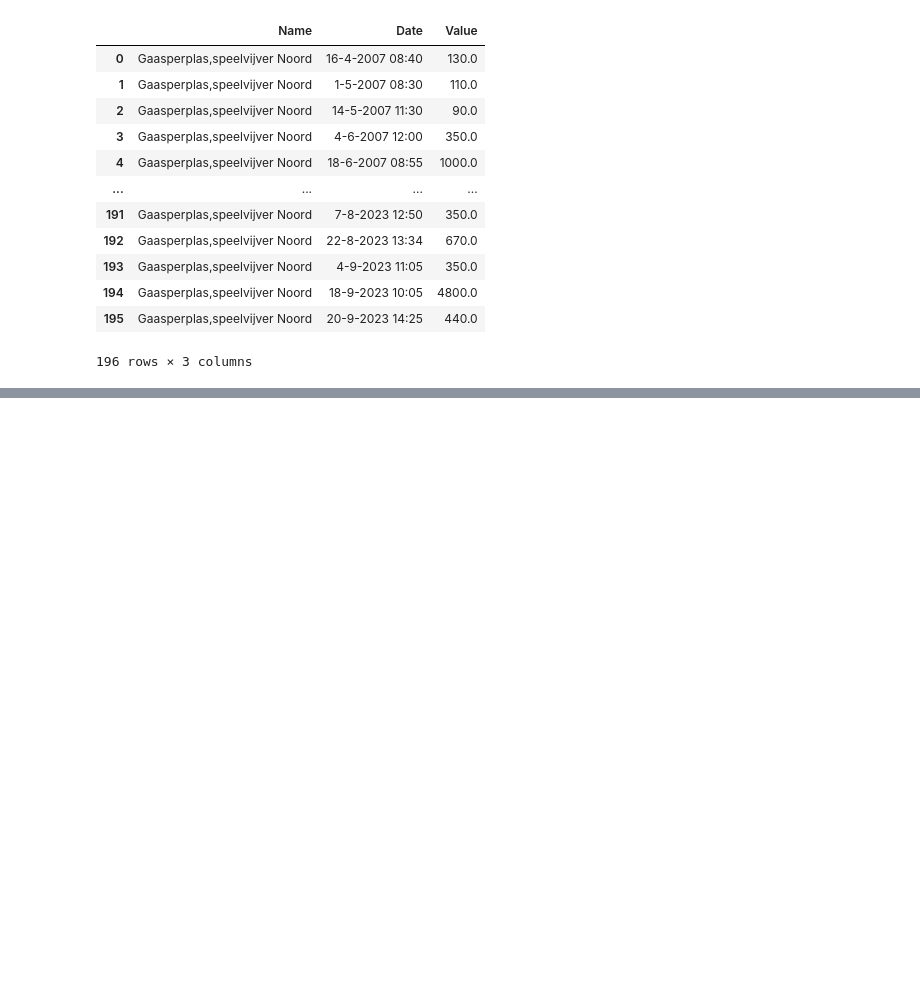
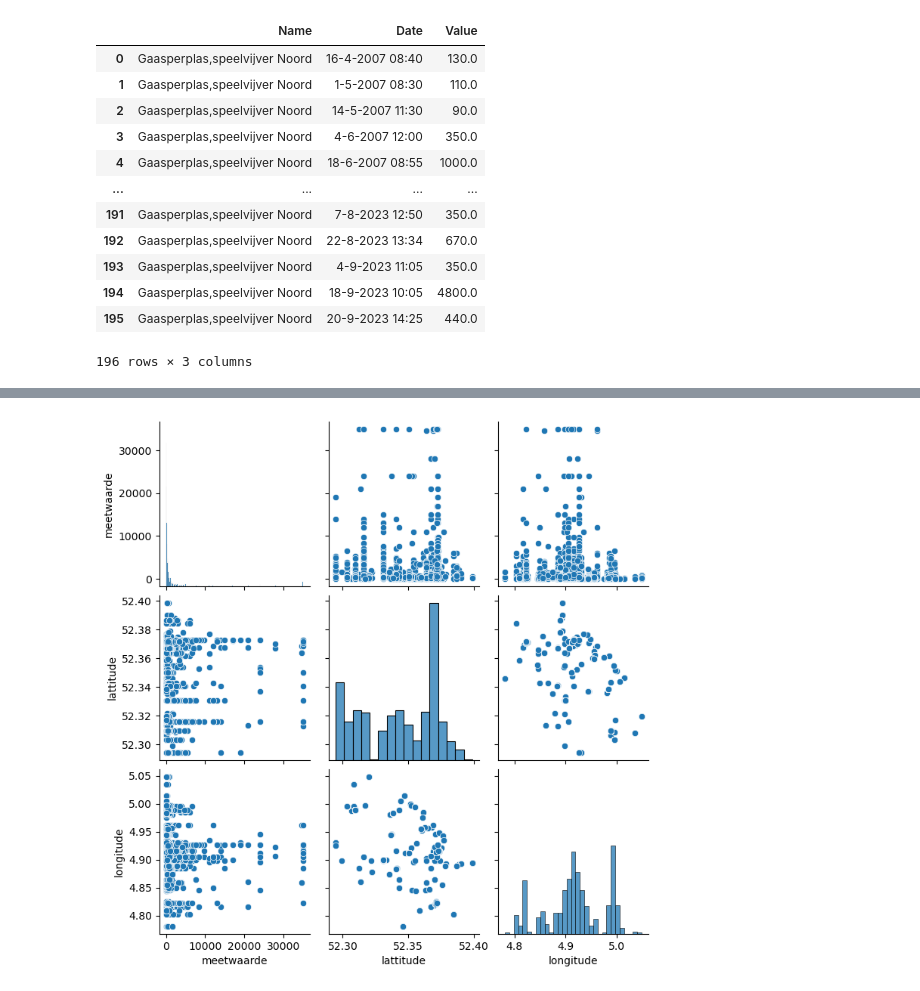
Before and after one commit to Aoyamaxx/Urban, a Jupyter notebook: waternet_waterquality_2007-2023/Waternet Preprocessing.ipynb, the cells around one changed output, grey strips where cells are left out. Drawn from its saved outputs; the diff is of its cells as text; code cells hidden in the pictures; blank space fills up the shorter version.

```diff
--- a/waternet_waterquality_2007-2023/Waternet Preprocessing.ipynb
+++ b/waternet_waterquality_2007-2023/Waternet Preprocessing.ipynb
@@ -69,0 +70,31 @@ Note that this is very limited as we need to input the precise location name. Al
+# %%
+def add_bacteria_to_map(df, map_object, color):
+    for idx, row in df.iterrows():
+        folium.CircleMarker(
+            location=[row['lattitude'], row['longitude']],
+            radius=row["Tests"] * 0.1,  # Adjust the scaling factor as needed
+            color=color,
+            fill_opacity=0.6,
+            fill=True,
+            tooltip=row['locatiecode']  # Add tooltip
+        ).add_to(map_object)
+
+# Create a map centered on Amsterdam
+amsterdam_map = folium.Map(location=[52.3676, 4.9041], zoom_start=12)
+
+# Prepare dataframes with counts and location descriptions
+df_ecoli['Tests'] = df_ecoli.groupby(['lattitude', 'longitude'])['lattitude'].transform('count')
+df_anthcx['Tests'] = df_anthcx.groupby(['lattitude', 'longitude'])['lattitude'].transform('count')
+df_bluegreen['Tests'] = df_bluegreen.groupby(['lattitude', 'longitude'])['lattitude'].transform('count')
+
+# Add E. coli data
+add_bacteria_to_map(df_ecoli, amsterdam_map, 'red')
+
+# Add bacteria1 data
+add_bacteria_to_map(df_anthcx, amsterdam_map, 'blue')
+
+# Add bacteria2 data
+add_bacteria_to_map(df_bluegreen, amsterdam_map, 'green')
+
+# Save the map
+amsterdam_map.save('amsterdam_map.html')
@@ -98,0 +346,5 @@ new_df
+# %%
+sns.pairplot(df_ecoli)
+plt.show()
+# %% [output]
+[figure, added]
```
Also changed, not shown: parts of 31 cells of this notebook, 2 other files.
